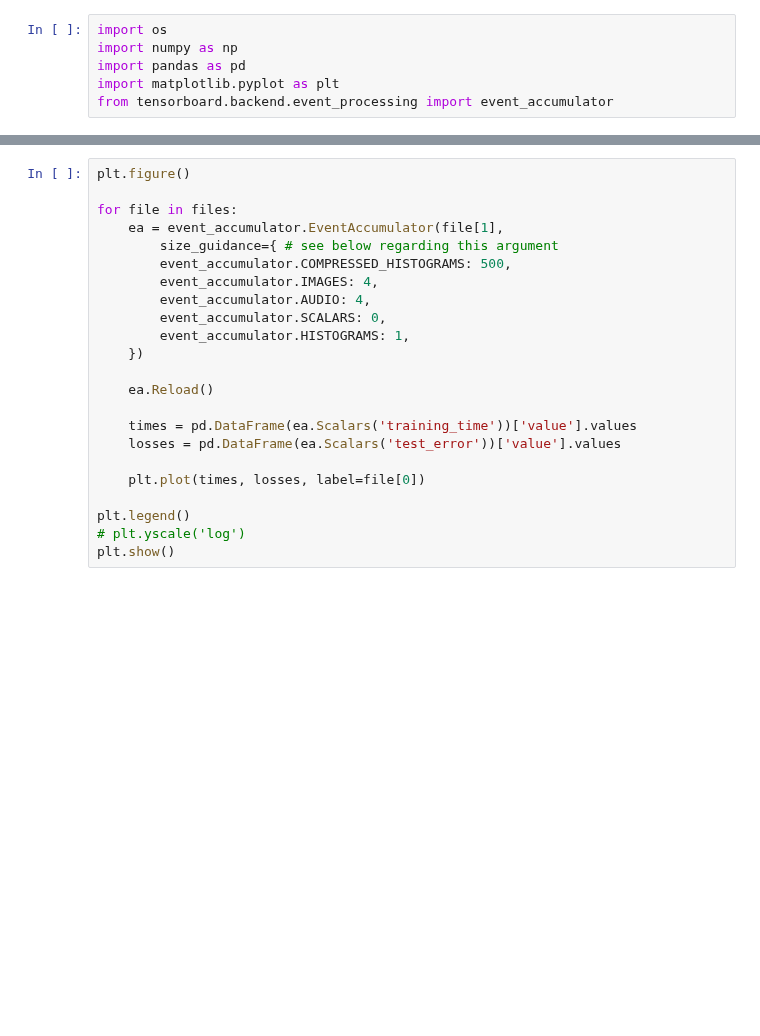
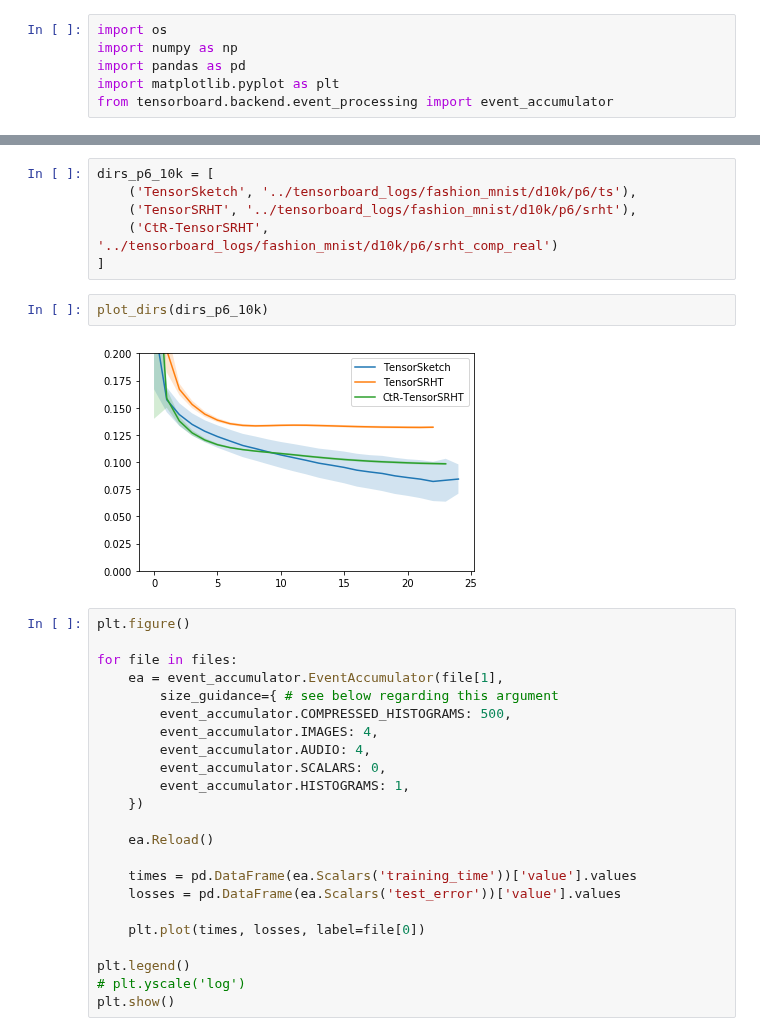
Before and after one commit to joneswack/dp-rfs, a Jupyter notebook: notebooks/read-tf-logs.ipynb, the cells around one changed output, grey strips where cells are left out. Saved outputs shown, nothing was run; the diff lists cells and outputs as text; blank space fills up the shorter version.

```diff
--- a/notebooks/read-tf-logs.ipynb
+++ b/notebooks/read-tf-logs.ipynb
@@ -95,3 +91,13 @@ plt.show()
+# %%
+dirs_p6_10k = [
+    ('TensorSketch', '../tensorboard_logs/fashion_mnist/d10k/p6/ts'),
+    ('TensorSRHT', '../tensorboard_logs/fashion_mnist/d10k/p6/srht'),
+    ('CtR-TensorSRHT', '../tensorboard_logs/fashion_mnist/d10k/p6/srht_comp_real')
+]
+# %%
+plot_dirs(dirs_p6_10k)
+# %% [output]
+[figure, added]
 # %%
 plt.figure()
 
```
Also changed, not shown: parts of 15 cells of this notebook, 2 other files.
